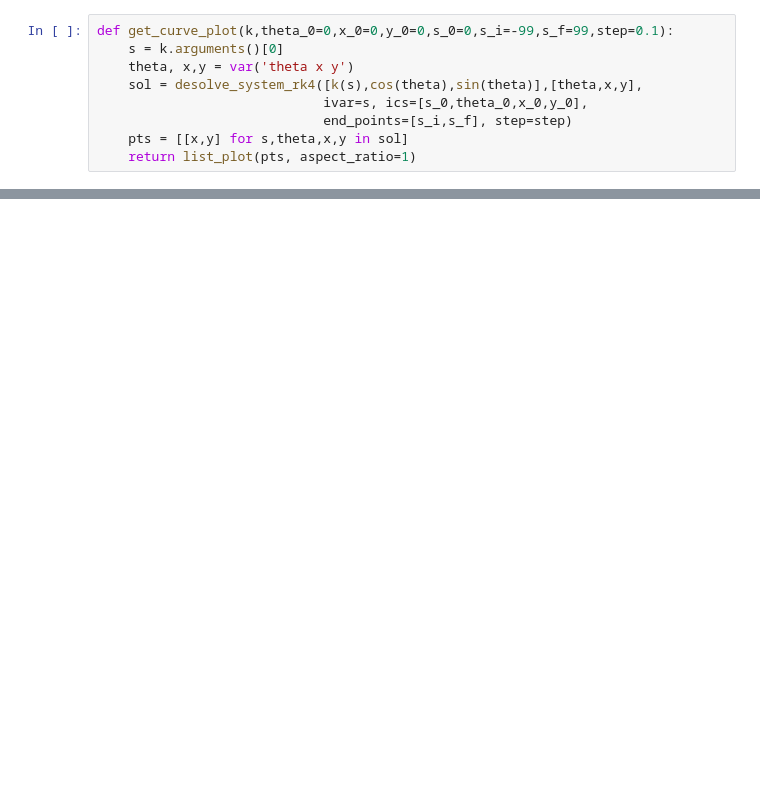
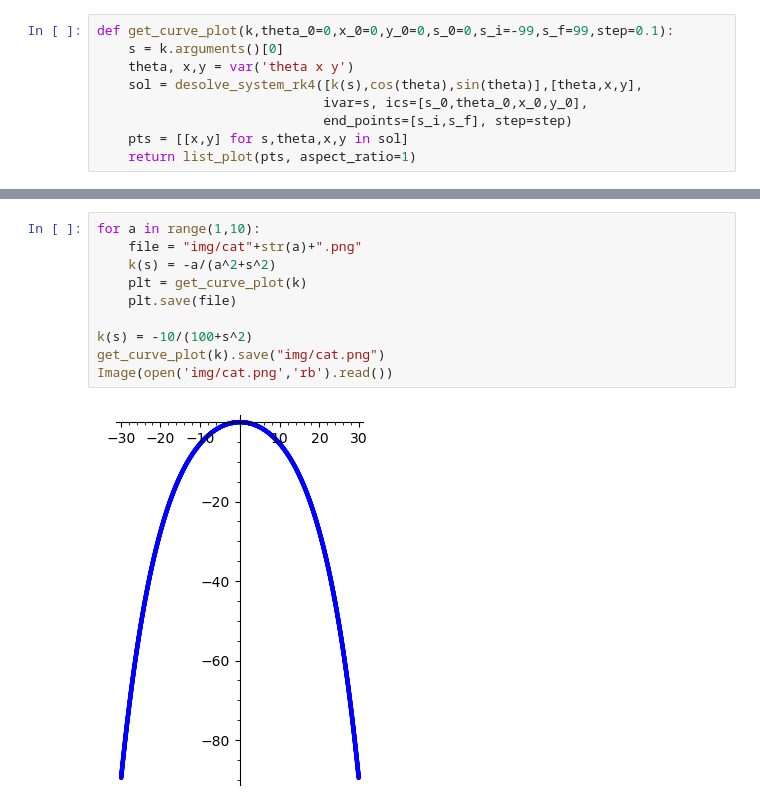
Before and after one commit to matmourao/curves, a Jupyter notebook: A1.ipynb, the cells around one changed output, grey strips where cells are left out. Saved outputs shown, nothing was run; the diff lists cells and outputs as text; blank space fills up the shorter version.

```diff
--- a/A1.ipynb
+++ b/A1.ipynb
@@ -187,2 +189,14 @@ get_curve_plot(k, s_i=0, s_f=2*pi.n(), step=0.01).show()
 # %% [output]
 [figure]
+# %%
+for a in range(1,10):
+    file = "img/cat"+str(a)+".png"
+    k(s) = -a/(a^2+s^2)
+    plt = get_curve_plot(k)
+    plt.save(file)
+
+k(s) = -10/(100+s^2)
+get_curve_plot(k).save("img/cat.png")
+Image(open('img/cat.png','rb').read())
+# %% [output]
+[figure, added]
```
Also changed, not shown: parts of 10 cells of this notebook, 22 other files.
